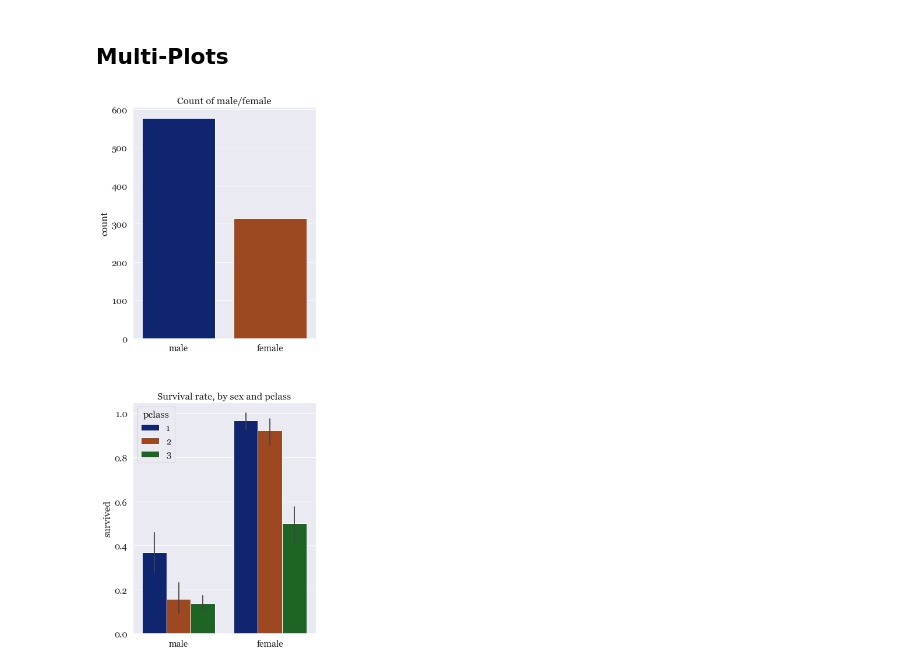
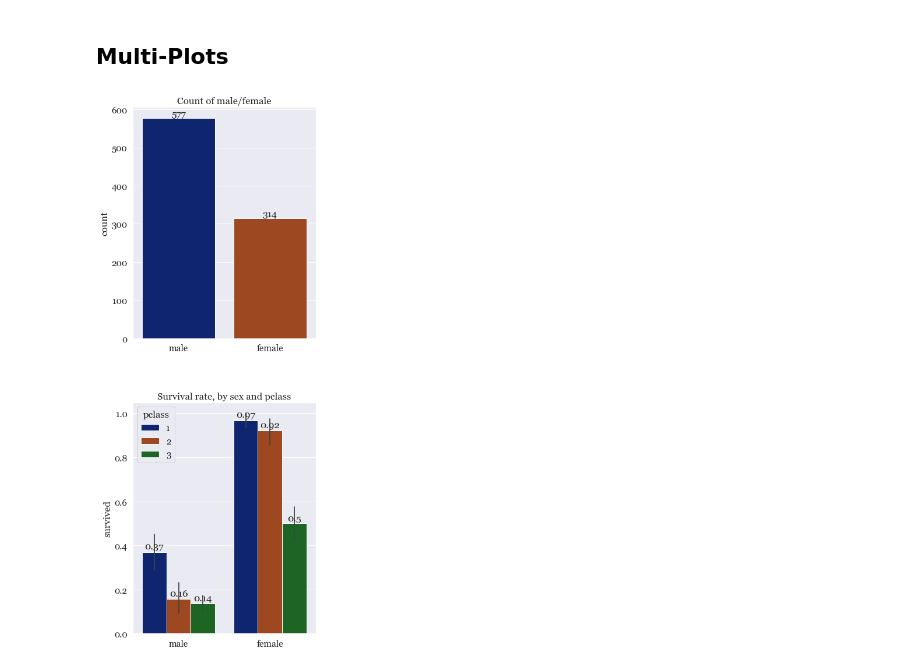
Before and after one commit to ggomp2885/Python, a Jupyter notebook: Libraries/Seaborn/Seaborn_exp.ipynb, the cells around one changed output. Cells and saved outputs as stored; diff of their text form; code cells hidden in the pictures.

```diff
--- a/Libraries/Seaborn/Seaborn_exp.ipynb
+++ b/Libraries/Seaborn/Seaborn_exp.ipynb
@@ -30,9 +30,9 @@ sns.set(context='poster',          # default     # sets font scale, lines width,
 
 # custom function to put numeric labels on the bars
 # argument here looks like df['sex']
-def labels_on_bars(df_column_name):
+def labels_on_bars(df_column_name, ax_or_plt):
     for i in range(df_column_name.nunique()):
-        plt.text(i,
+        ax_or_plt.text(i,
                  df_column_name.value_counts()[i],
                  df_column_name.value_counts()[i],
                  ha='center', va='bottom', size=16)
@@ -181,26 +180,35 @@ AxesSubplot(0.125,0.125;0.775x0.755)
 # %%
 sns.set(context='notebook',
         font_scale=1.4,
         font='georgia',
         palette='dark',
         rc={"lines.linewidth" : 1})
 
 
 
 fig, ax = plt.subplots(2,1, figsize=(7,15))         # figsize is now located here
 #countplot
 ax[0].set_title('Count of male/female')
 sns.countplot(x="sex", data=df, ax=ax[0])
 ax[0].set_xlabel('')
 
+labels_on_bars(df['sex'], ax[0])
+
 #barplot
 ax[1].set_title('Survival rate, by sex and pclass')
 sns.barplot(x="sex", y="survived", hue="pclass", data=df, ax=ax[1])
 ax[1].set_xlabel('')
 
+# labels_on_bars(df['survived'], ax[1])
+for p in ax[1].patches:
+    ax[1].annotate(round(p.get_height(), 2),
+                  (p.get_x() + p.get_width() / 2., p.get_height()),
+                   ha = 'center', va = 'center',
+                   xytext = (0, 9),
+                   textcoords = 'offset points')
 
 
 plt.tight_layout(pad=4)
 fig.show()
 # %% [output]
-[figure, old version]
+[figure, new version]
```
Also changed, not shown: parts of 2 cells of this notebook.
